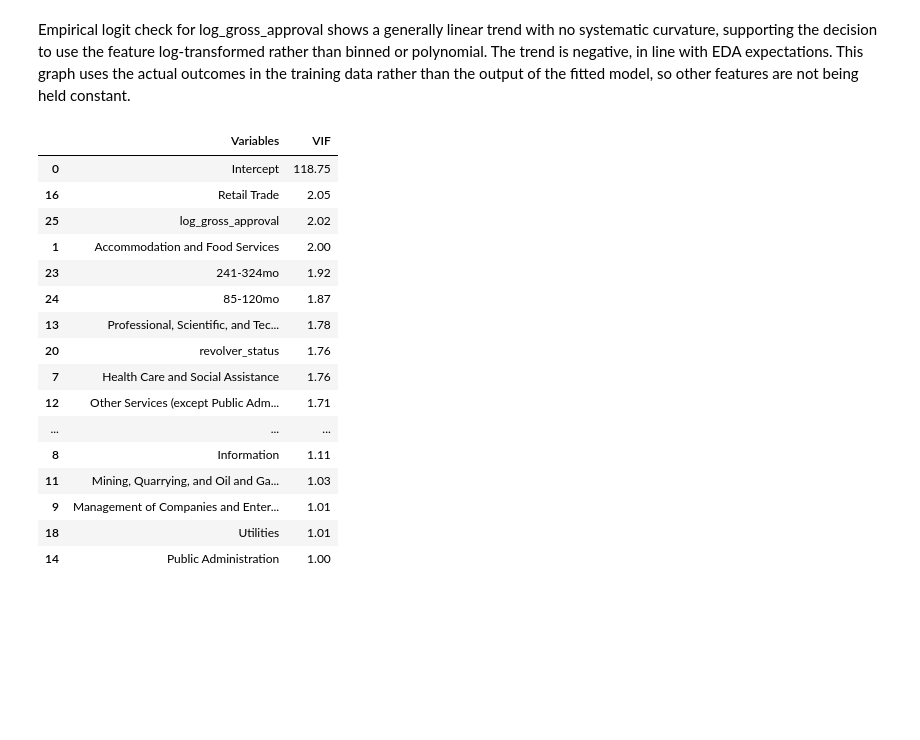
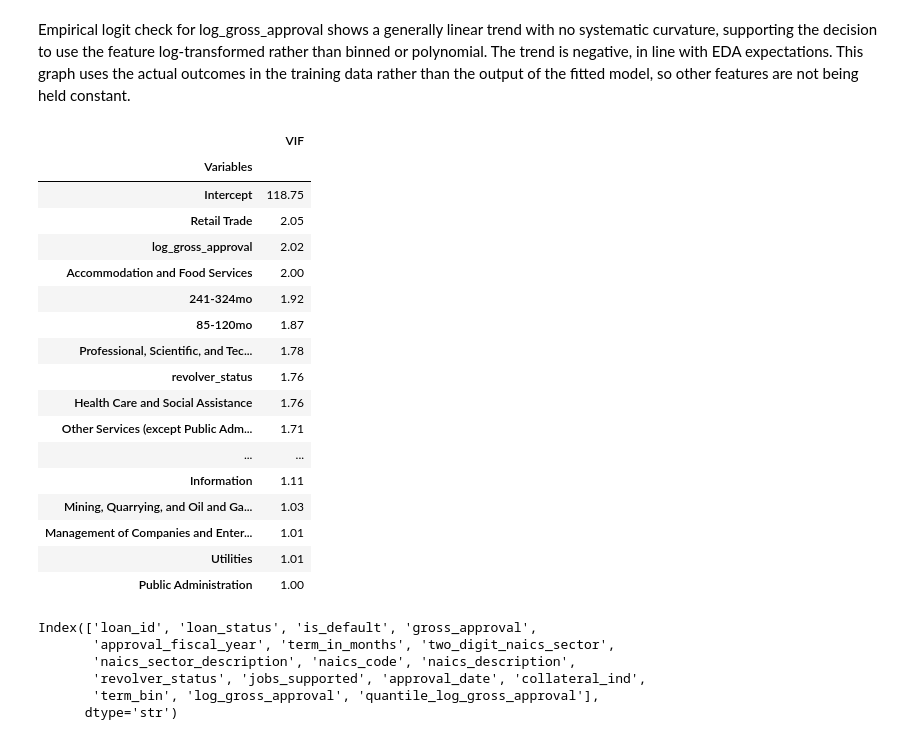
Before and after one commit to jaredhansen0128/sba-7a-credit-risk, a Jupyter notebook: notebooks/03_logistic_regression_model.ipynb, the cells around one changed output. Cells and saved outputs as stored; diff of their text form; code cells hidden in the pictures; blank space fills up the shorter version.

Commit message:
Notebooks: (LRM) Complete Logit Model

```diff
--- a/notebooks/03_logistic_regression_model.ipynb
+++ b/notebooks/03_logistic_regression_model.ipynb
@@ -224,32 +179,43 @@ Empirical logit check for log_gross_approval shows a generally linear trend with
 # %%
 def var_names(col):
     return (col
     .str.replace('C(naics_sector_description, Treatment(reference="Construction"))[T.', "")
     .str.replace('C(term_bin, Treatment(reference="61-84mo"))[T.', "")
     .str.replace('revolver_status[T.True]', 'revolver_status')
     .str.replace(']', "")
     )
 
 X_vif = pd.DataFrame()
-X_vif["Variables"] = default_rate_mdl.model.exog_names
+X_vif['Variables'] = var_names(pd.Series(default_rate_mdl.model.exog_names))
 X_vif['VIF'] = np.round([variance_inflation_factor(default_rate_mdl.model.exog, i) for i in range(X_vif.shape[0])], 2)
-X_vif['Variables'] = var_names(X_vif['Variables'])
-X_vif.sort_values(by = 'VIF', ascending = False)
+X_vif = X_vif.sort_values(by = 'VIF', ascending = False)
+X_vif = X_vif.set_index('Variables')
+X_vif
 # %% [output]
-|  | Variables | VIF |
-| 0 | Intercept | 118.75 |
-| 16 | Retail Trade | 2.05 |
-| 25 | log_gross_approval | 2.02 |
-| 1 | Accommodation and Food Services | 2.00 |
-| 23 | 241-324mo | 1.92 |
-| 24 | 85-120mo | 1.87 |
-| 13 | Professional, Scientific, and Tec... | 1.78 |
-| 20 | revolver_status | 1.76 |
-| 7 | Health Care and Social Assistance | 1.76 |
-| 12 | Other Services (except Public Adm... | 1.71 |
-| ... | ... | ... |
-| 8 | Information | 1.11 |
-| 11 | Mining, Quarrying, and Oil and Ga... | 1.03 |
-| 9 | Management of Companies and Enter... | 1.01 |
-| 18 | Utilities | 1.01 |
-| 14 | Public Administration | 1.00 |
+|  | VIF |
+| Variables |  |
+| Intercept | 118.75 |
+| Retail Trade | 2.05 |
+| log_gross_approval | 2.02 |
+| Accommodation and Food Services | 2.00 |
+| 241-324mo | 1.92 |
+| 85-120mo | 1.87 |
+| Professional, Scientific, and Tec... | 1.78 |
+| revolver_status | 1.76 |
+| Health Care and Social Assistance | 1.76 |
+| Other Services (except Public Adm... | 1.71 |
+| ... | ... |
+| Information | 1.11 |
+| Mining, Quarrying, and Oil and Ga... | 1.03 |
+| Management of Companies and Enter... | 1.01 |
+| Utilities | 1.01 |
+| Public Administration | 1.00 |
+# %%
+train.columns
+# %% [output]
+Index(['loan_id', 'loan_status', 'is_default', 'gross_approval',
+       'approval_fiscal_year', 'term_in_months', 'two_digit_naics_sector',
+       'naics_sector_description', 'naics_code', 'naics_description',
+       'revolver_status', 'jobs_supported', 'approval_date', 'collateral_ind',
+       'term_bin', 'log_gross_approval', 'quantile_log_gross_approval'],
+      dtype='str')
```
Also changed, not shown: parts of 24 cells of this notebook.
